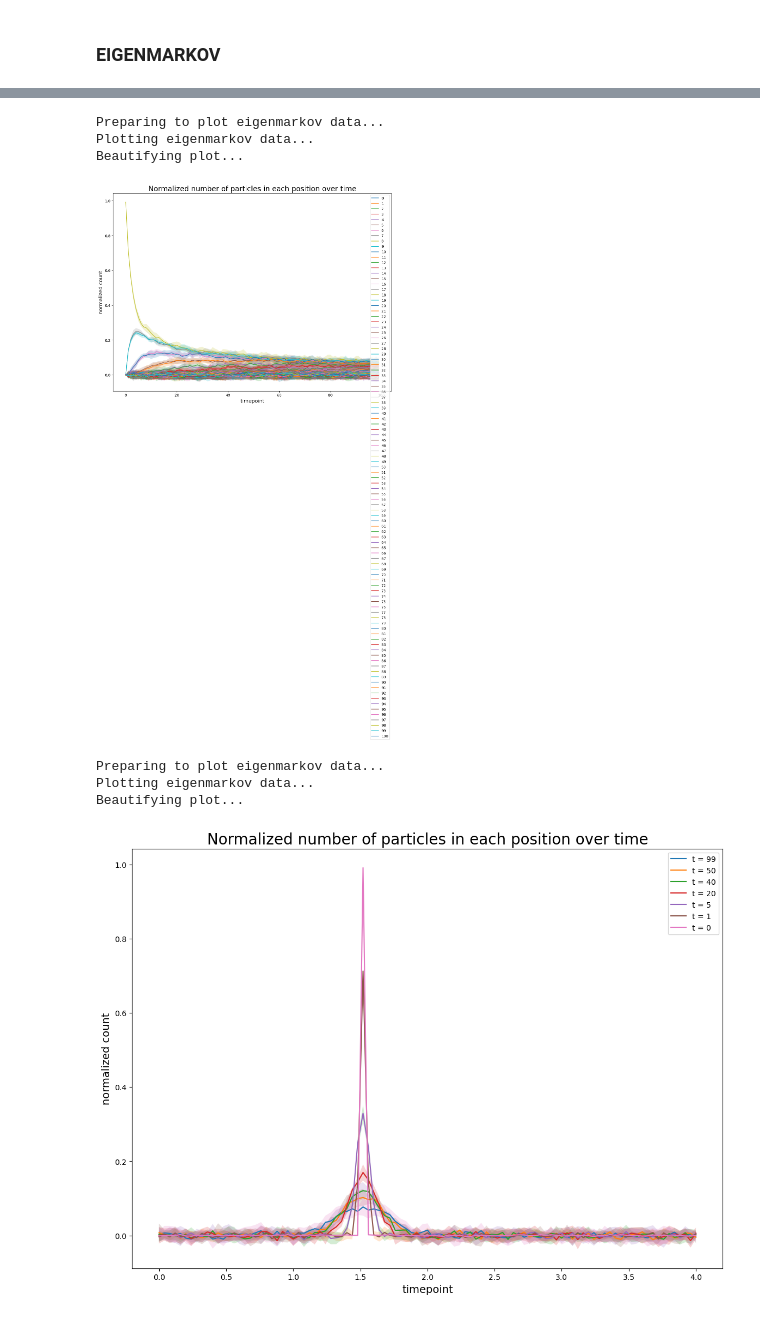
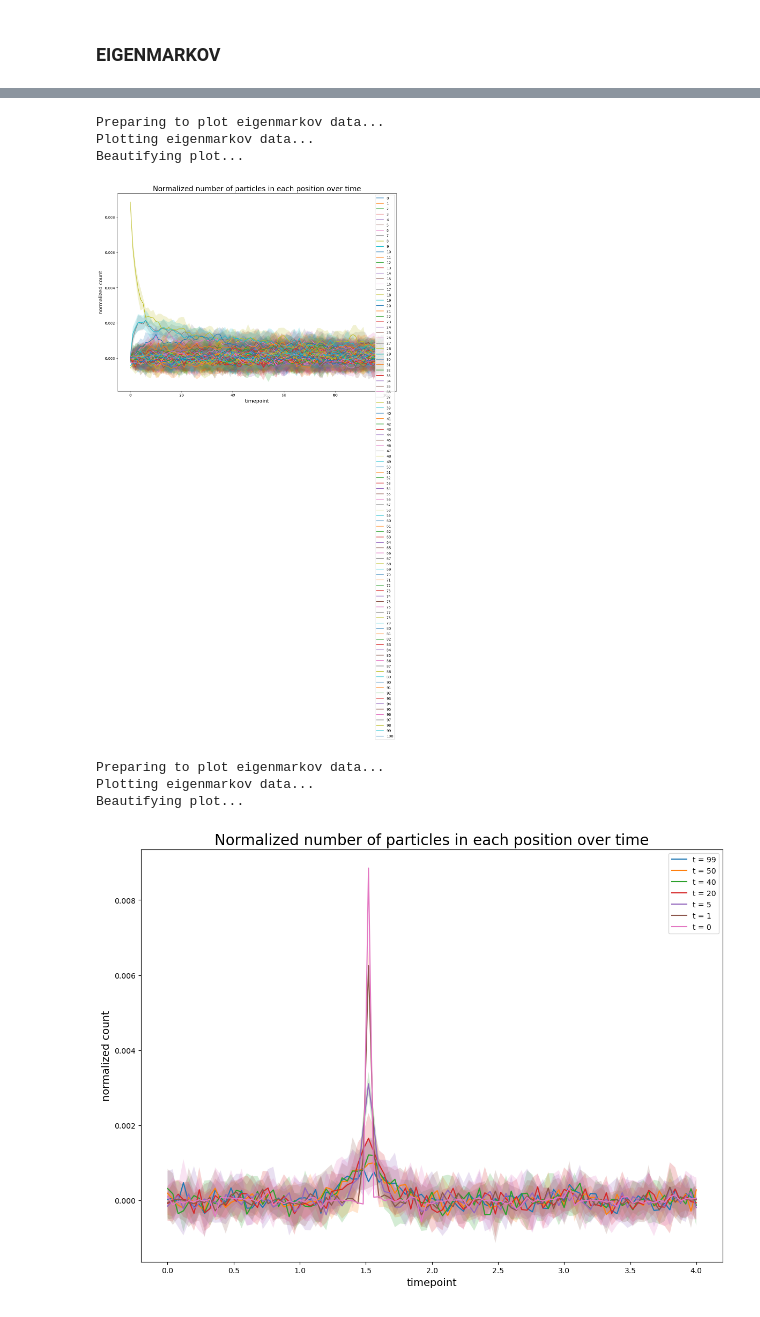
Before and after one commit to margotwagner/diffusion-model, a Jupyter notebook: notebooks/eme-scale-exp.ipynb, the cells around one changed output, grey strips where cells are left out. Saved outputs shown, nothing was run; the diff lists cells and outputs as text; code cells hidden in the pictures.

```diff
--- a/notebooks/eme-scale-exp.ipynb
+++ b/notebooks/eme-scale-exp.ipynb
@@ -239,33 +242,33 @@ def get_ca_init_idx(n_space_pts):
     return int(vdcc_loc / dx)
 
 n_time_pts = 100  # number of time points
 n_space_pts = 101  # 150  # number of spatial points
 ca_init_idx = get_ca_init_idx(n_space_pts)
 
 
 plotter = pm(
     rw_dir="../data/eme-validation/random-walk/20231112_234059/rw-run-{}.csv",  # "/Users/margotwagner/diffusion-model/data/eme-validation/random-walk/20230118_192600/rw-run-{}.csv",
-    eme_dir="../data/eme-validation/markov-eme/20240225_113017/eme-run-{}.csv",  # "/Users/margotwagner/diffusion-model/data/eme-validation/markov-eme/20230405_105433_2/eme-run-{}.csv",
+    eme_dir="../data/eme-validation/markov-eme/20240303_152407/eme-run-{}.csv",  # "/Users/margotwagner/diffusion-model/data/eme-validation/markov-eme/20230405_105433_2/eme-run-{}.csv",
     n_runs=10,
     n_spatial_locs=n_space_pts,
     n_time_pts=n_time_pts,  # TODO: make automatic
     particle_start_loc=ca_init_idx,
     n_particles=n_particles,
     plot_eme=True,  # TODO: fix LHS entry
     plot_rw=False,
 )
 
 # plotter.plot_multiruns()
 # TODO: debug multirun plot for EME -- giving impulse at boundary
 # plotter.plot_multiruns_time([0, 99, 99])
 plotter.plot_multiruns()
 plotter.plot_multiruns_time(time=[0, 1, 5, 20, 40, 50, 99])
 # %% [output]
 Preparing to plot eigenmarkov data...
 Plotting eigenmarkov data...
 Beautifying plot...
-[figure, old version]
+[figure, new version]
 Preparing to plot eigenmarkov data...
 Plotting eigenmarkov data...
 Beautifying plot...
-[figure, old version]
+[figure, new version]
```
Also changed, not shown: parts of 5 cells of this notebook, 1 other file.
